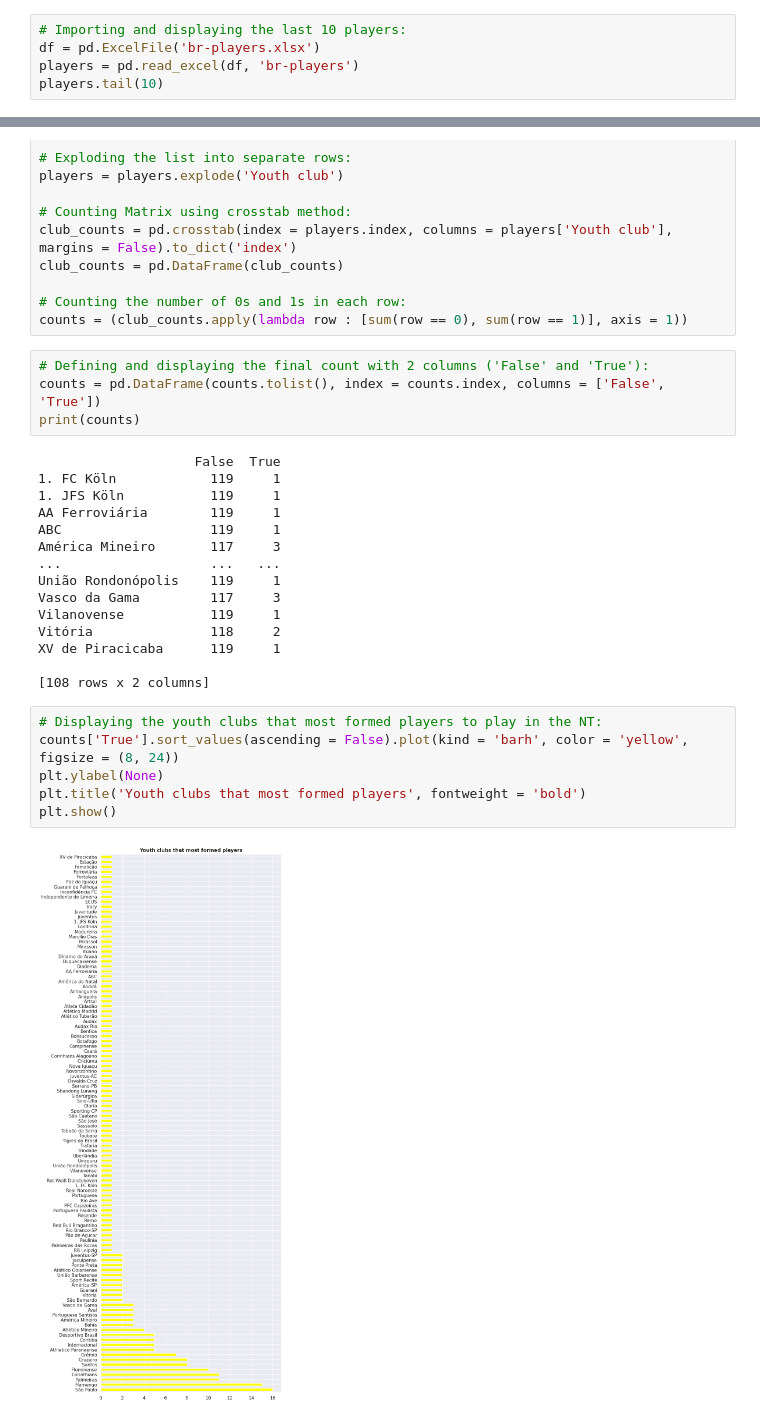
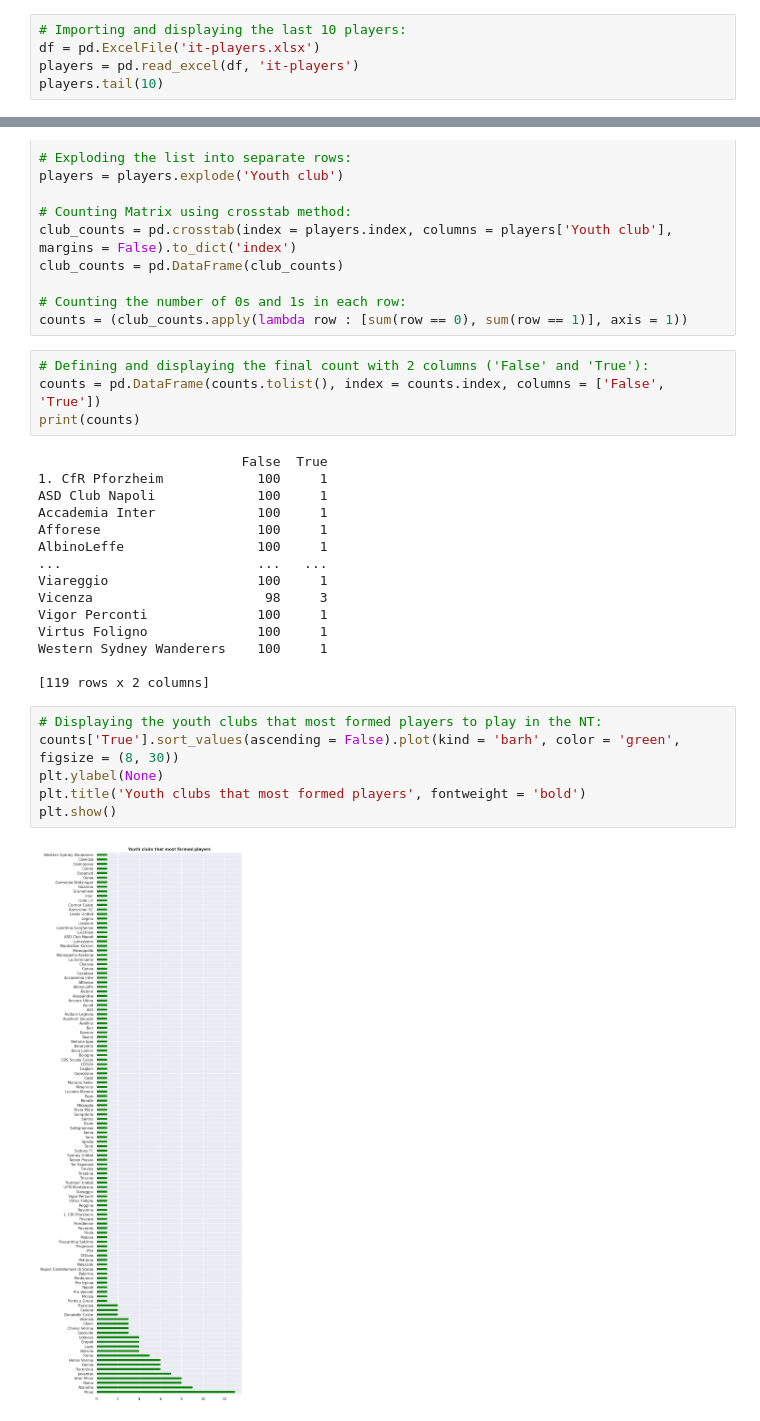
Before and after one commit to guilhermelaviola/GoalAnalysis, a Jupyter notebook: ItalianPlayers.ipynb, the cells around one changed output, grey strips where cells are left out. Cells and saved outputs as stored; diff of their text form.

```diff
--- a/ItalianPlayers.ipynb
+++ b/ItalianPlayers.ipynb
@@ -17,7 +17,7 @@ sns.set(style = 'darkgrid')
 plt.style.use('seaborn-pastel')
 # %%
 # Importing and displaying the last 10 players:
-df = pd.ExcelFile('br-players.xlsx')
-players = pd.read_excel(df, 'br-players')
+df = pd.ExcelFile('it-players.xlsx')
+players = pd.read_excel(df, 'it-players')
 players.tail(10)
 # %% [output]
@@ -183,25 +191,25 @@ counts = (club_counts.apply(lambda row : [sum(row == 0), sum(row == 1)], axis =
 counts = pd.DataFrame(counts.tolist(), index = counts.index, columns = ['False', 'True'])
 print(counts)
 # %% [output]
-                    False  True
-1. FC Köln            119     1
-1. JFS Köln           119     1
-AA Ferroviária        119     1
-ABC                   119     1
-América Mineiro       117     3
-...                   ...   ...
-União Rondonópolis    119     1
-Vasco da Gama         117     3
-Vilanovense           119     1
-Vitória               118     2
-XV de Piracicaba      119     1
+                          False  True
+1. CfR Pforzheim            100     1
+ASD Club Napoli             100     1
+Accademia Inter             100     1
+Afforese                    100     1
+AlbinoLeffe                 100     1
+...                         ...   ...
+Viareggio                   100     1
+Vicenza                      98     3
+Vigor Perconti              100     1
+Virtus Foligno              100     1
+Western Sydney Wanderers    100     1
 
-[108 rows x 2 columns]
+[119 rows x 2 columns]
 # %%
 # Displaying the youth clubs that most formed players to play in the NT:
-counts['True'].sort_values(ascending = False).plot(kind = 'barh', color = 'yellow', figsize = (8, 24))
+counts['True'].sort_values(ascending = False).plot(kind = 'barh', color = 'green', figsize = (8, 30))
 plt.ylabel(None)
 plt.title('Youth clubs that most formed players', fontweight = 'bold')
 plt.show()
 # %% [output]
-[figure, old version]
+[figure, new version]
```
Also changed, not shown: parts of 13 cells of this notebook.
